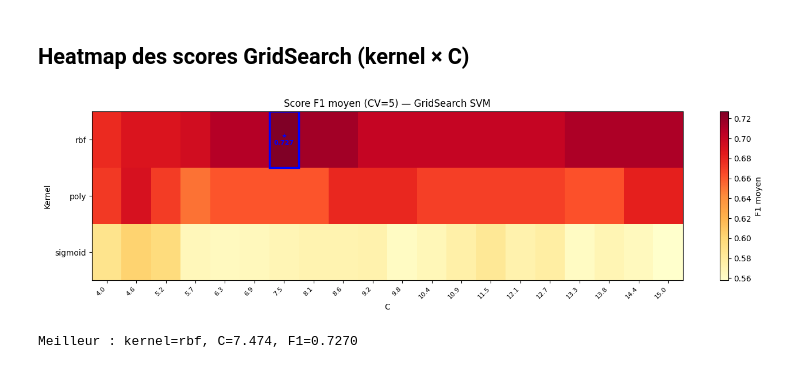
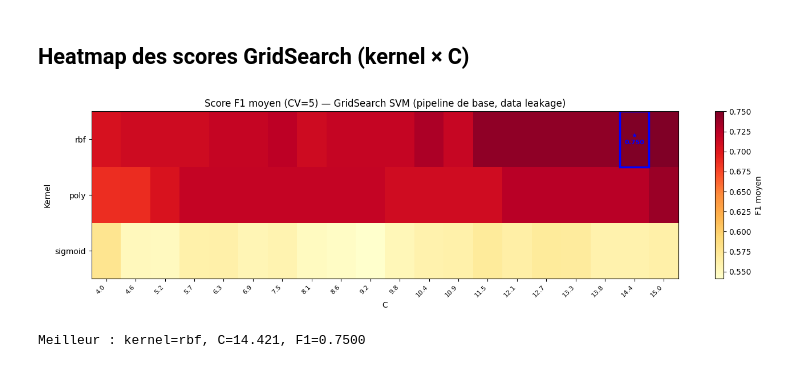
Before and after one commit to malcolm-a/if29-twitter-analysis, a Jupyter notebook: src/ml/supervised/SVM.ipynb, the cells around one changed output. Saved outputs shown, nothing was run; the diff lists cells and outputs as text; code cells hidden in the pictures.

Commit message:
feat: made a few changes to SVM (corrected it) & added some images

```diff
--- a/src/ml/supervised/SVM.ipynb
+++ b/src/ml/supervised/SVM.ipynb
@@ -130,7 +167,7 @@ axes[0].set_xticks(range(1, p + 1, step))
 axes[0].set_xticklabels([f"PC{i}" for i in range(1, p + 1, step)], fontsize=8)
 
 axes[1].plot(range(1, p + 1), cumvar, marker='.', color='steelblue')
-axes[1].axhline(0.95, color='red', linestyle='--', label='Seuil 95%')
+axes[1].axhline(0.90, color='red', linestyle='--', label='Seuil 90%')
 axes[1].set_xlabel("Nombre de composantes")
 axes[1].set_ylabel("Variance expliquée cumulée")
 axes[1].set_title("Courbe de variance cumulée")
@@ -139,9 +176,9 @@ axes[1].legend()
 plt.tight_layout()
 plt.show()
 
-# 5. Sélection automatique du nombre de composantes (seuil 95%)
-n_components = int(np.argmax(cumvar >= 0.95)) + 1
-print(f"Composantes retenues : {n_components}/{p} (≥ 95% de variance)")
+# 5. Sélection automatique du nombre de composantes (seuil 90%)
+n_components = int(np.argmax(cumvar >= 0.90)) + 1
+print(f"Composantes retenues : {n_components}/{p} (≥ 90% de variance)")
 print()
 
 # 6. Matrice de projection W : colonnes = vecteurs propres retenus
@@ -388,43 +482,41 @@ AUC : 0.9327
 import pandas as pd
 
 cv_results = pd.DataFrame(clf.cv_results_)
-kernels = clf.param_grid['kernel']
-C_values = clf.param_grid['C']
+kernels  = list(clf.param_grid['kernel'])
+C_values = list(clf.param_grid['C'])
 
 scores_matrix = cv_results.pivot_table(
     index='param_kernel',
     columns='param_C',
     values='mean_test_score'
 ).reindex(kernels)
 
 fig, ax = plt.subplots(figsize=(14, 4))
 im = ax.imshow(scores_matrix.values, aspect='auto', cmap='YlOrRd',
                vmin=scores_matrix.values.min(), vmax=scores_matrix.values.max())
 
 ax.set_xticks(range(len(C_values)))
 ax.set_xticklabels([f"{c:.1f}" for c in C_values], rotation=45, ha='right', fontsize=8)
 ax.set_yticks(range(len(kernels)))
 ax.set_yticklabels(kernels)
 ax.set_xlabel('C')
 ax.set_ylabel('Kernel')
-ax.set_title('Score F1 moyen (CV=5) — GridSearch SVM')
-
+ax.set_title('Score F1 moyen (CV=5) — GridSearch SVM (pipeline de base, data leakage)')
 plt.colorbar(im, ax=ax, label='F1 moyen')
 
-# Annoter la meilleure cellule
 best_kernel = clf.best_params_['kernel']
 best_C      = clf.best_params_['C']
-ki = list(kernels).index(best_kernel)
-ci = list(C_values).index(best_C)
+ki = kernels.index(best_kernel)
+ci = int(np.argmin(np.abs(np.array(C_values, dtype=float) - float(best_C))))
 ax.add_patch(plt.Rectangle((ci - 0.5, ki - 0.5), 1, 1,
                             fill=False, edgecolor='blue', linewidth=2.5))
 ax.text(ci, ki, f"★\n{clf.best_score_:.3f}", ha='center', va='center',
         fontsize=8, color='blue', fontweight='bold')
 
 plt.tight_layout()
 plt.show()
 
 print(f"Meilleur : kernel={best_kernel}, C={best_C:.3f}, F1={clf.best_score_:.4f}")
 # %% [output]
-[figure, old version]
+[figure, new version]
-Meilleur : kernel=rbf, C=7.474, F1=0.7270
+Meilleur : kernel=rbf, C=14.421, F1=0.7500
```
Also changed, not shown: parts of 25 cells of this notebook, 5 other files.
